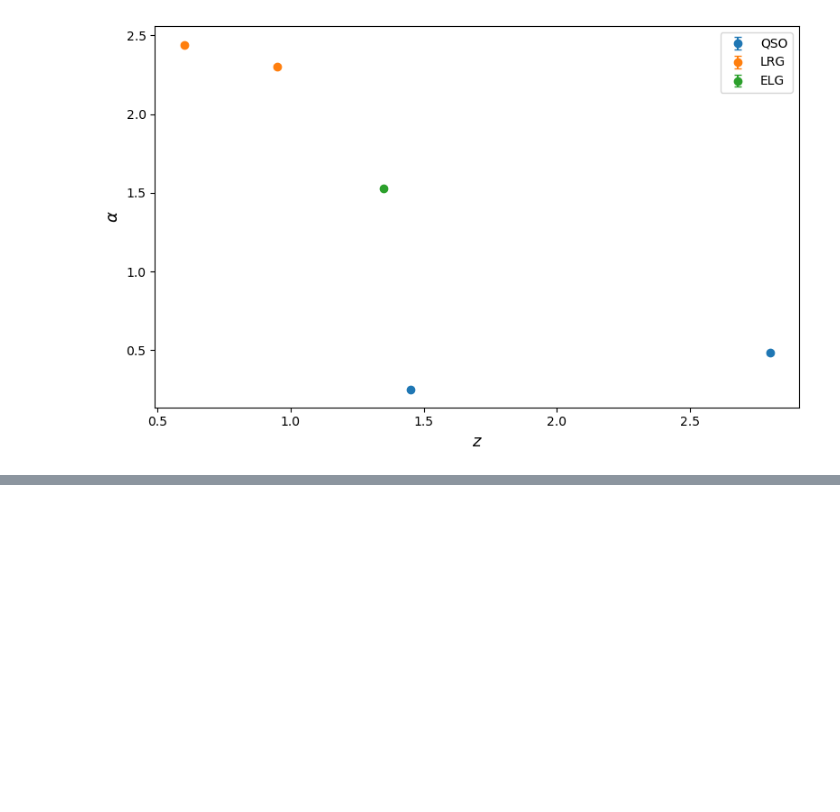
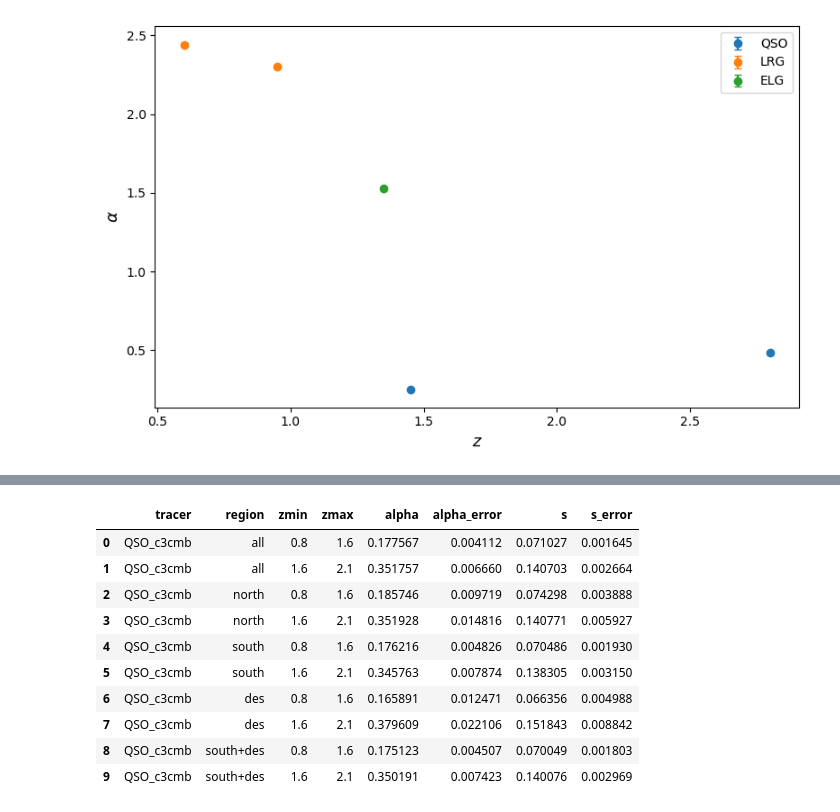
Before and after one commit to sofiachiarenza/magnification_bias_DESI, a Jupyter notebook: notebooks/summarize_alpha_results.ipynb, the cells around one changed output, grey strips where cells are left out. Drawn from its saved outputs; the diff is of its cells as text; code cells hidden in the pictures; blank space fills up the shorter version.

```diff
--- a/notebooks/summarize_alpha_results.ipynb
+++ b/notebooks/summarize_alpha_results.ipynb
@@ -137,0 +142,20 @@ plt.tight_layout()
+# %%
+c3cmb_meta = {"file": "DESI_magnification_bias_QSO_c3cmb.h5", "galaxy_type": "QSO",
+              "zbins": [0.8, 1.6, 2.1]}
+
+df_c3cmb = pd.DataFrame(load_tracer_results("QSO_c3cmb", c3cmb_meta))
+df_c3cmb["s"] = 0.4 * df_c3cmb["alpha"]
+df_c3cmb["s_error"] = 0.4 * df_c3cmb["alpha_error"]
+df_c3cmb[["tracer", "region", "zmin", "zmax", "alpha", "alpha_error", "s", "s_error"]]
+# %% [output]
+|  | tracer | region | zmin | zmax | alpha | alpha_error | s | s_error |
+| 0 | QSO_c3cmb | all | 0.8 | 1.6 | 0.177567 | 0.004112 | 0.071027 | 0.001645 |
+| 1 | QSO_c3cmb | all | 1.6 | 2.1 | 0.351757 | 0.006660 | 0.140703 | 0.002664 |
+| 2 | QSO_c3cmb | north | 0.8 | 1.6 | 0.185746 | 0.009719 | 0.074298 | 0.003888 |
+| 3 | QSO_c3cmb | north | 1.6 | 2.1 | 0.351928 | 0.014816 | 0.140771 | 0.005927 |
+| 4 | QSO_c3cmb | south | 0.8 | 1.6 | 0.176216 | 0.004826 | 0.070486 | 0.001930 |
+| 5 | QSO_c3cmb | south | 1.6 | 2.1 | 0.345763 | 0.007874 | 0.138305 | 0.003150 |
+| 6 | QSO_c3cmb | des | 0.8 | 1.6 | 0.165891 | 0.012471 | 0.066356 | 0.004988 |
+| 7 | QSO_c3cmb | des | 1.6 | 2.1 | 0.379609 | 0.022106 | 0.151843 | 0.008842 |
+| 8 | QSO_c3cmb | south+des | 0.8 | 1.6 | 0.175123 | 0.004507 | 0.070049 | 0.001803 |
+| 9 | QSO_c3cmb | south+des | 1.6 | 2.1 | 0.350191 | 0.007423 | 0.140076 | 0.002969 |
```
Also changed, not shown: parts of 2 cells of this notebook, 1 other file.
